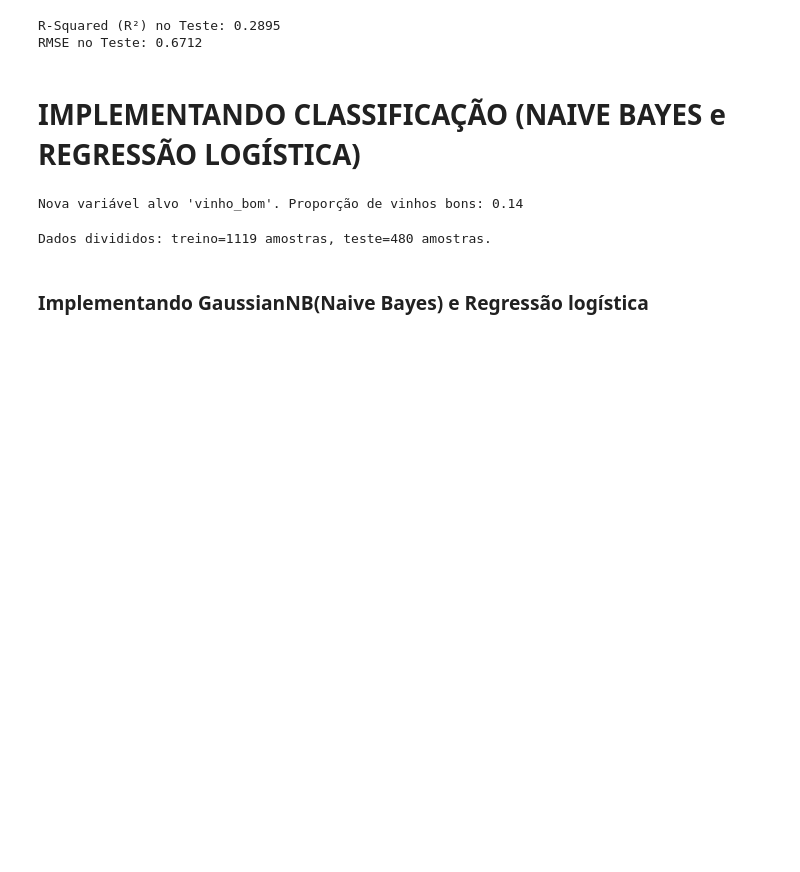
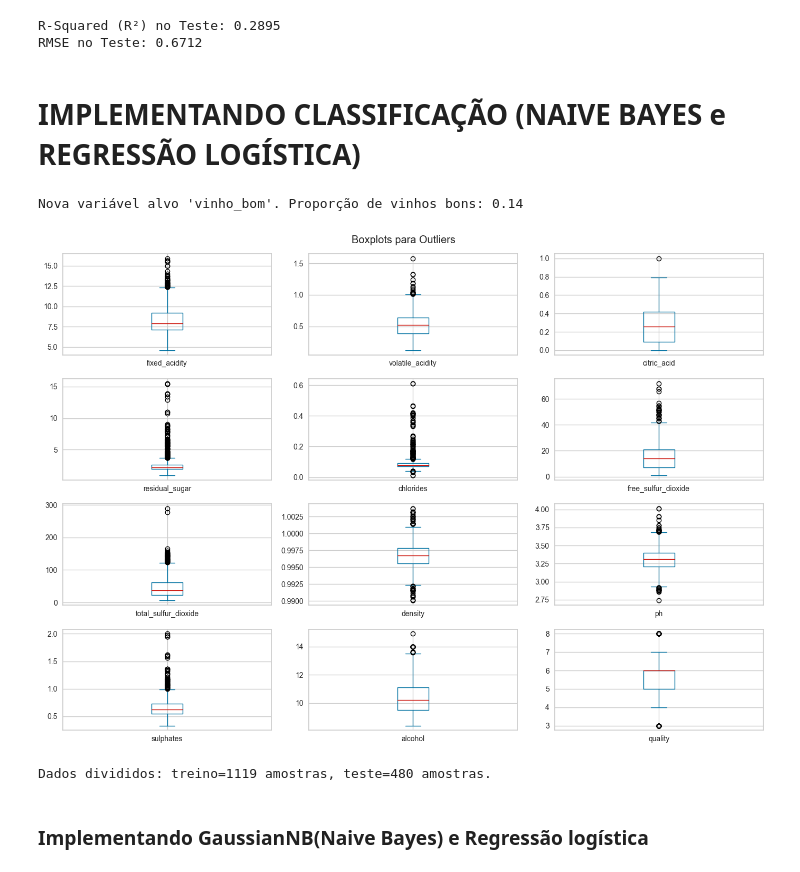
Before and after one commit to Gaalbu/wine-quality-analysis, a Jupyter notebook: main.ipynb, the cells around one changed output. Saved outputs shown, nothing was run; the diff lists cells and outputs as text; code cells hidden in the pictures; blank space fills up the shorter version.

```diff
--- a/main.ipynb
+++ b/main.ipynb
@@ -147,6 +217,13 @@ df['vinho_bom'] = np.where(df['quality'] >= 7, 1, 0)
 print(f"Nova variável alvo 'vinho_bom'. Proporção de vinhos bons: {df['vinho_bom'].mean():.2f}")
 # %% [output]
 Nova variável alvo 'vinho_bom'. Proporção de vinhos bons: 0.14
+# %%
+# Visualização de Boxplots para detecção de outliers (requisito de EDA)
+df.drop(columns=['vinho_bom']).plot(kind='box', subplots=True, layout=(4, 3), figsize=(14, 10), title='Boxplots para Outliers')
+plt.tight_layout()
+plt.show()
+# %% [output]
+[figure, added]
 # %%
 X = df.drop(['quality', 'vinho_bom'], axis=1)
 y = df['vinho_bom']
```
Also changed, not shown: parts of 15 cells of this notebook, 1 other file.
